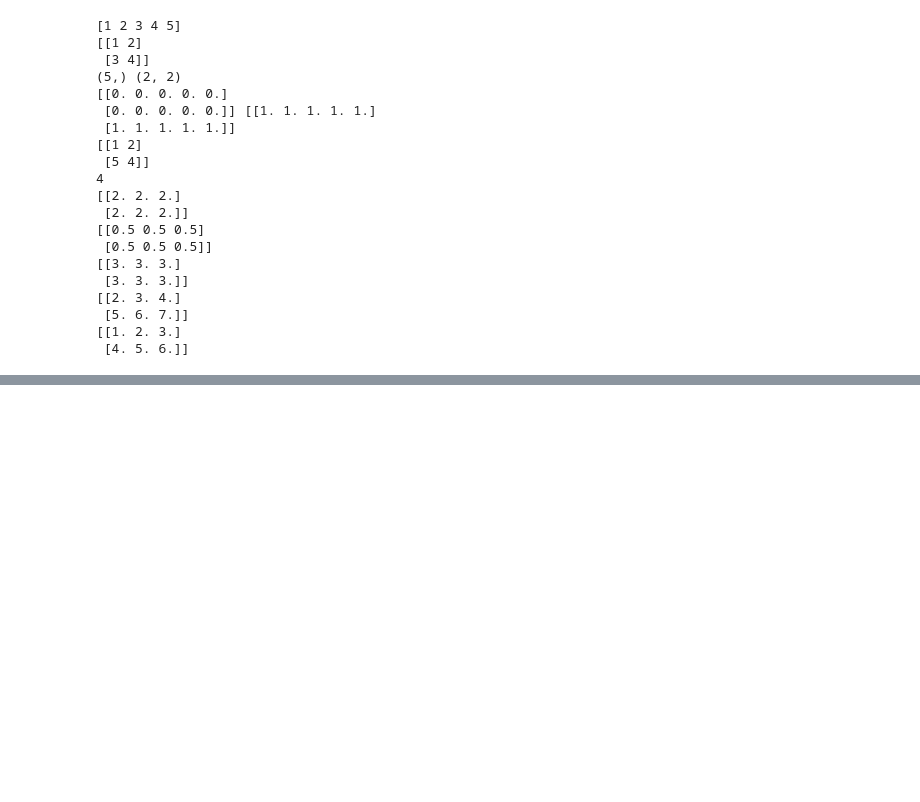
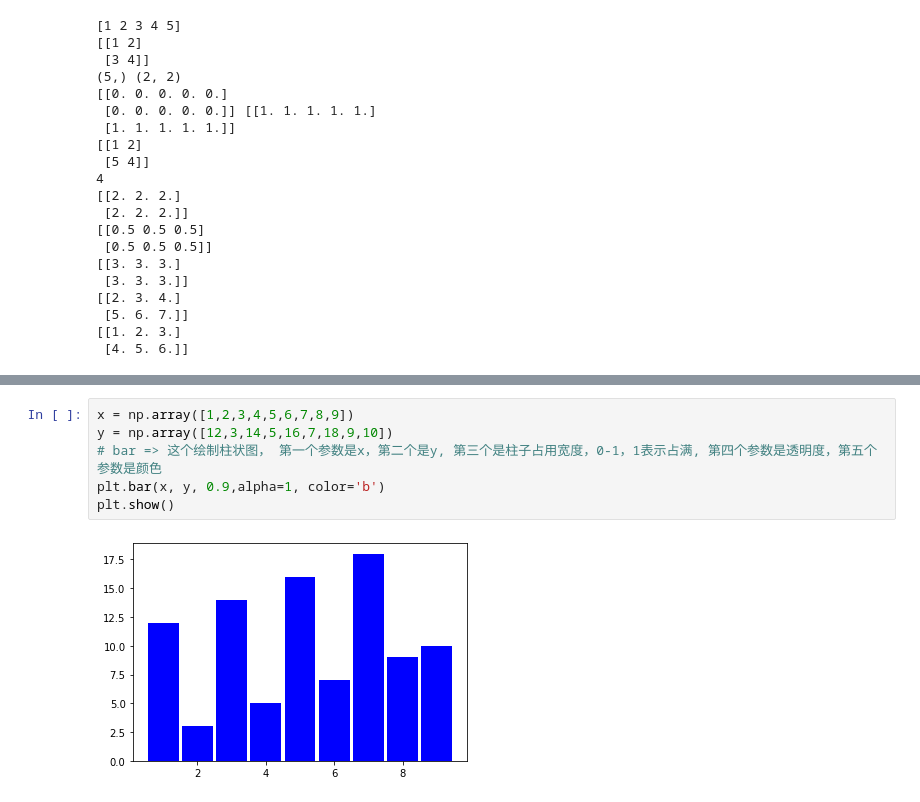
Before and after one commit to LinZikai1996/Tensorflow, a Jupyter notebook: MuKe/Numpy和Matplotlib模块.ipynb, the cells around one changed output, grey strips where cells are left out. Saved outputs shown, nothing was run; the diff lists cells and outputs as text; blank space fills up the shorter version.

```diff
--- a/MuKe/Numpy和Matplotlib模块.ipynb
+++ b/MuKe/Numpy和Matplotlib模块.ipynb
@@ -59,0 +63,8 @@ plt.plot(x，y，'r')
+# %%
+x = np.array([1,2,3,4,5,6,7,8,9])
+y = np.array([12,3,14,5,16,7,18,9,10])
+# bar => 这个绘制柱状图， 第一个参数是x，第二个是y, 第三个是柱子占用宽度，0-1，1表示占满, 第四个参数是透明度，第五个参数是颜色
+plt.bar(x, y, 0.9,alpha=1, color='b')
+plt.show()
+# %% [output]
+[figure, added]
```
Also changed, not shown: parts of 1 cell of this notebook, 1 other file.
